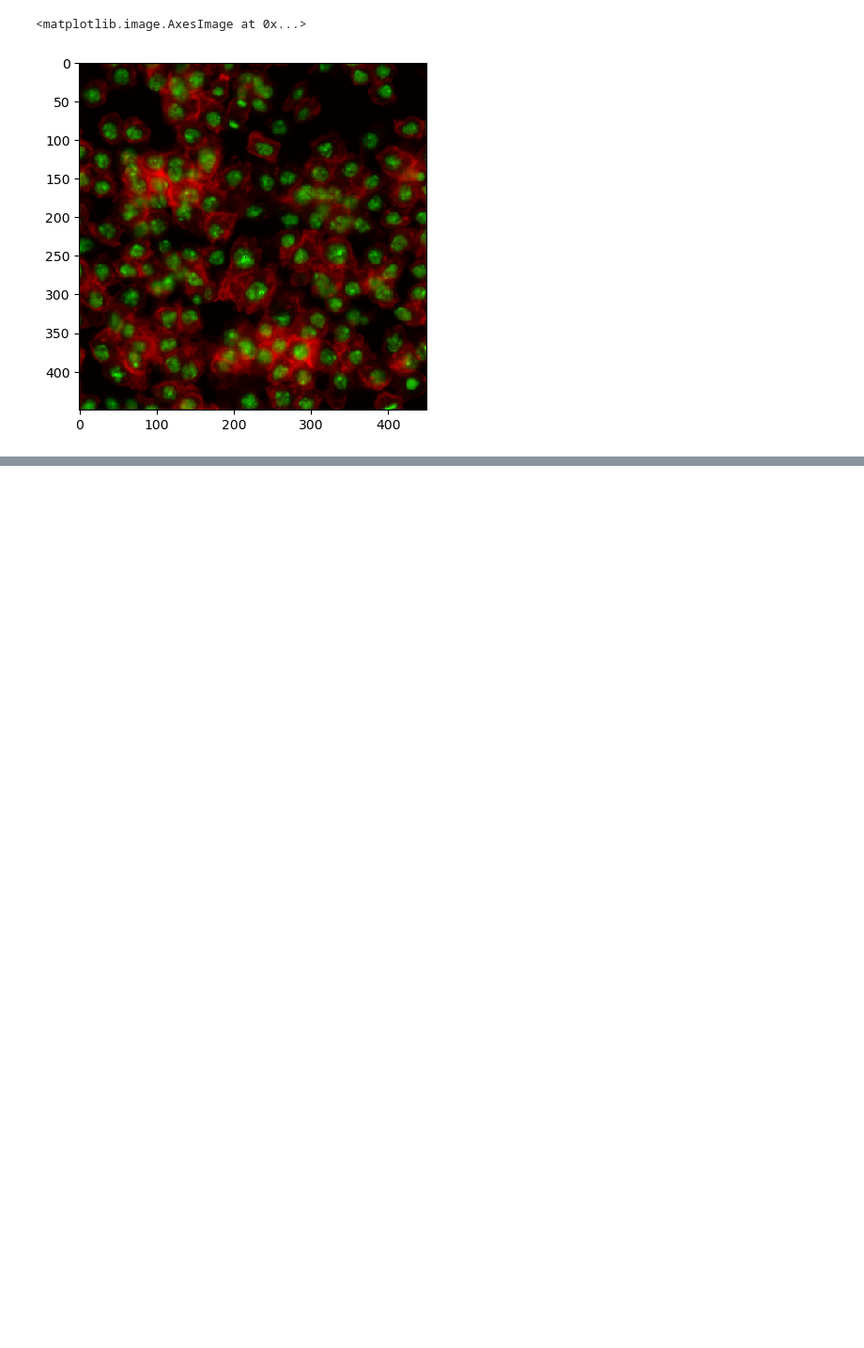
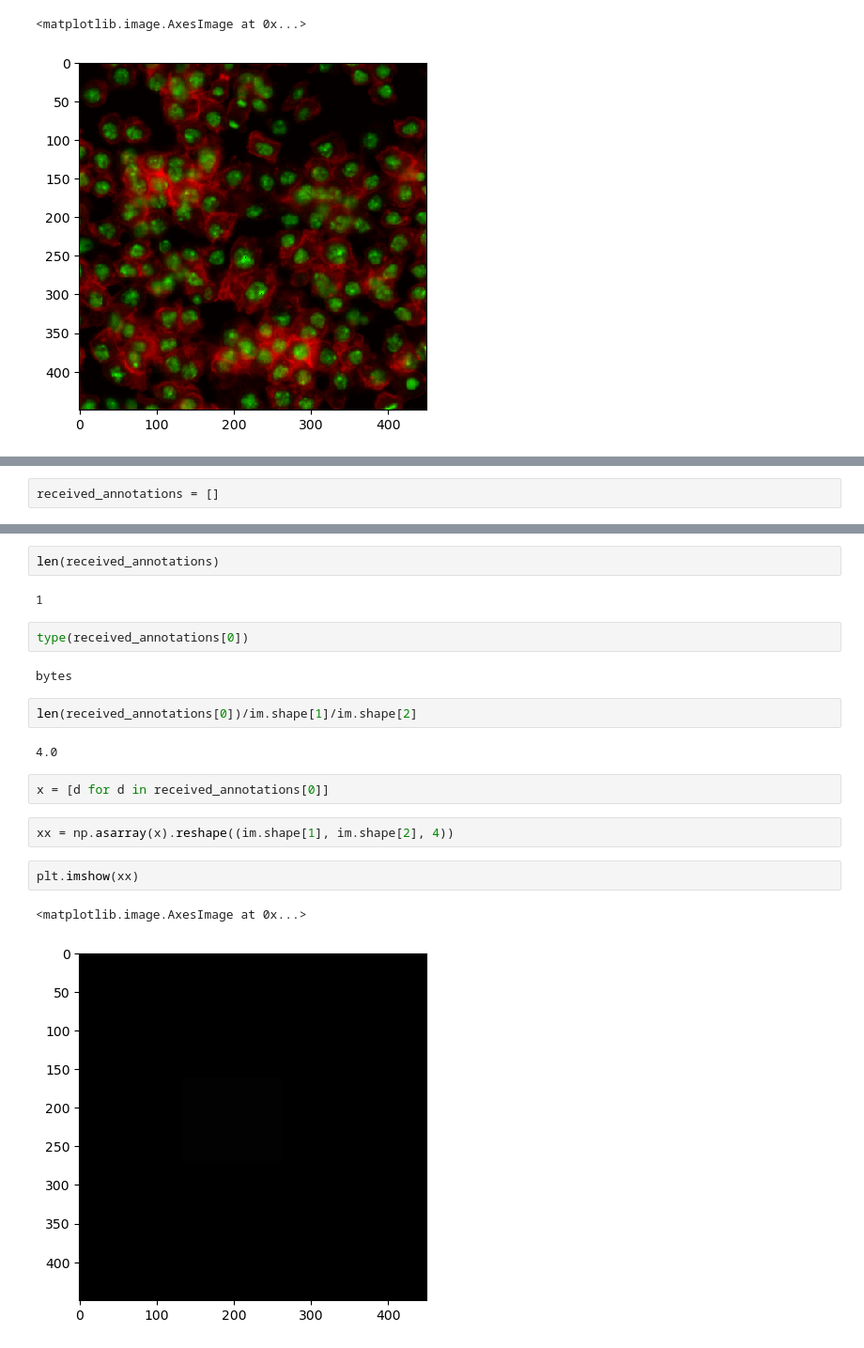
Before and after one commit to piximi/piximi-beta, a Jupyter notebook: scripts/hypha.ipynb, the cells around one changed output, grey strips where cells are left out. Shown: that part at 94% size. Drawn from its saved outputs; the diff is of its cells as text; blank space fills up the shorter version.

Commit message:
[mod] Display returned image

```diff
--- a/scripts/hypha.ipynb
+++ b/scripts/hypha.ipynb
@@ -113,3 +95,5 @@ OSError: Multiple exceptions: [Errno 61] Connect call failed ('::1', 9191, 0, 0)
+# %%
+received_annotations = []
 # %%
 def send_annotations(annotations):
     print("Received annotations")
@@ -122,0 +111,21 @@ piximi_send_svc = piximi_server.register_service({
+# %%
+len(received_annotations)
+# %% [output]
+1
+# %%
+type(received_annotations[0])
+# %% [output]
+bytes
+# %%
+len(received_annotations[0])/im.shape[1]/im.shape[2]
+# %% [output]
+4.0
+# %%
+x = [d for d in received_annotations[0]]
+# %%
+xx = np.asarray(x).reshape((im.shape[1], im.shape[2], 4))
+# %%
+plt.imshow(xx)
+# %% [output]
+<matplotlib.image.AxesImage at 0x...>
+[figure, added]
```
Also changed, not shown: parts of 11 cells of this notebook.
